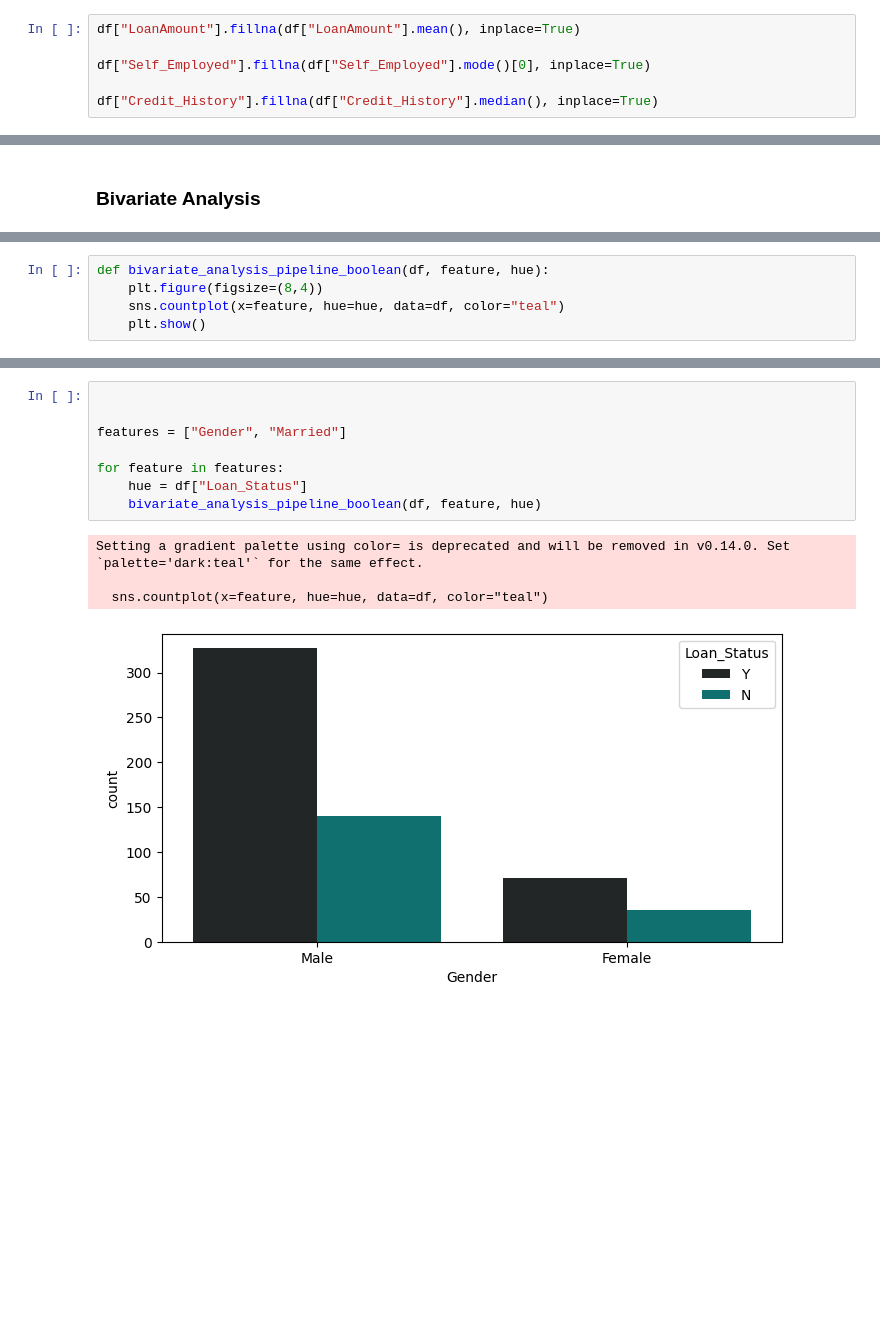
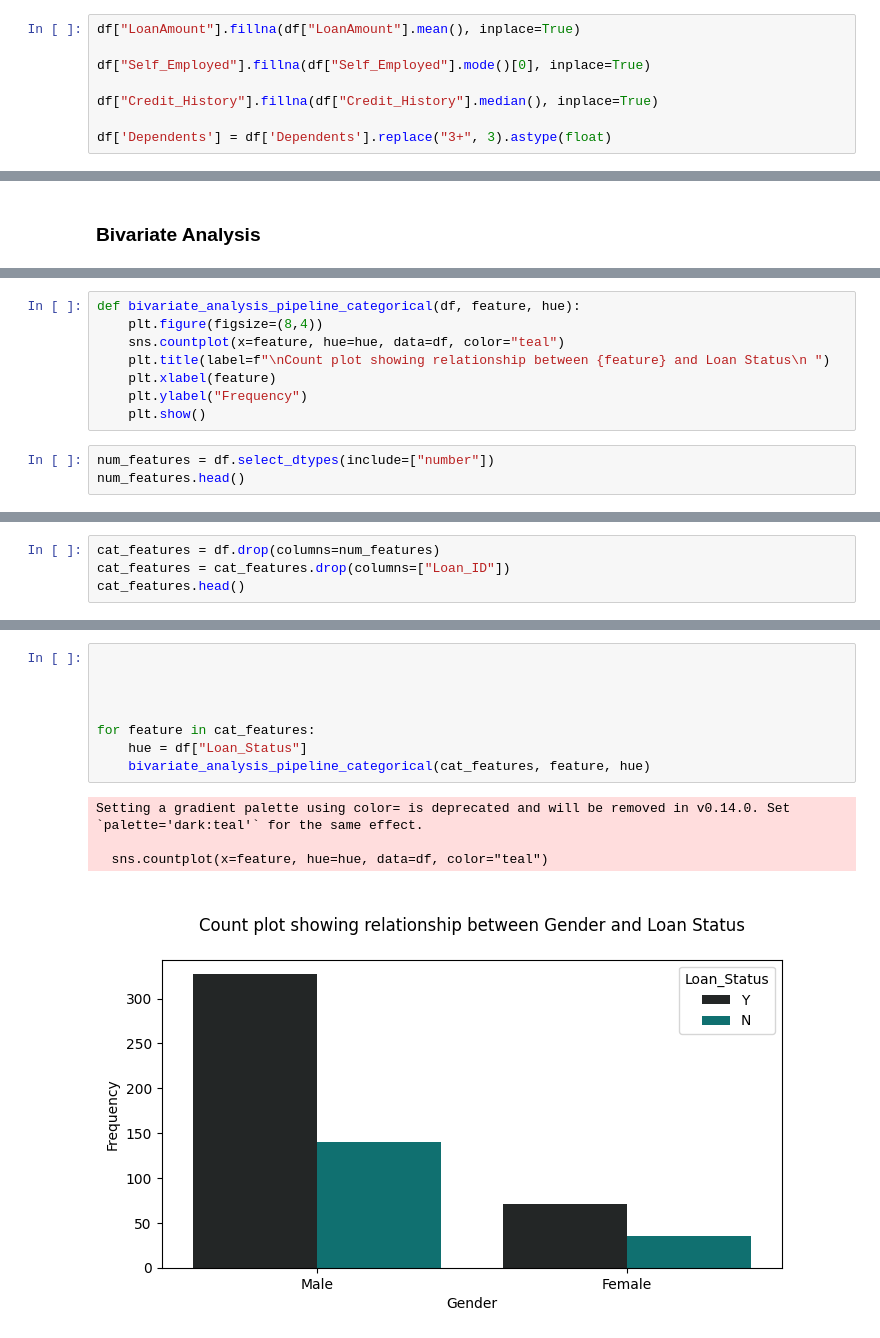
Before and after one commit to raji-ayyub/gen_ai_backend, a Jupyter notebook: task_25.ipynb, the cells around one changed output, grey strips where cells are left out. Saved outputs shown, nothing was run; the diff lists cells and outputs as text; blank space fills up the shorter version.

```diff
--- a/task_25.ipynb
+++ b/task_25.ipynb
@@ -112,6 +112,8 @@ df["LoanAmount"].fillna(df["LoanAmount"].mean(), inplace=True)
 df["Self_Employed"].fillna(df["Self_Employed"].mode()[0], inplace=True)
 
 df["Credit_History"].fillna(df["Credit_History"].median(), inplace=True)
+
+df['Dependents'] = df['Dependents'].replace("3+", 3).astype(float)
 # %% [output]
 The behavior will change in pandas 3.0. This inplace method will never work because the intermediate object on which we are setting values always behaves as a copy.
 
@@ -273,5 +281,11 @@ df.head(2)
 # %%
-def bivariate_analysis_pipeline_boolean(df, feature, hue):
+def bivariate_analysis_pipeline_categorical(df, feature, hue):
     plt.figure(figsize=(8,4))
     sns.countplot(x=feature, hue=hue, data=df, color="teal")
+    plt.title(label=f"\nCount plot showing relationship between {feature} and Loan Status\n ")
+    plt.xlabel(feature)
+    plt.ylabel("Frequency")
     plt.show()
+# %%
+num_features = df.select_dtypes(include=["number"])
+num_features.head()
@@ -277,0 +299,4 @@ def bivariate_analysis_pipeline_boolean(df, feature, hue):
+# %%
+cat_features = df.drop(columns=num_features)
+cat_features = cat_features.drop(columns=["Loan_ID"])
+cat_features.head()
@@ -278,16 +310,16 @@ def bivariate_analysis_pipeline_boolean(df, feature, hue):
 # %%
 
 
-features = ["Gender", "Married"]
 
-for feature in features:
+
+for feature in cat_features:
     hue = df["Loan_Status"]
-    bivariate_analysis_pipeline_boolean(df, feature, hue)
+    bivariate_analysis_pipeline_categorical(cat_features, feature, hue)
 # %% [output]
 Setting a gradient palette using color= is deprecated and will be removed in v0.14.0. Set `palette='dark:teal'` for the same effect.
 
   sns.countplot(x=feature, hue=hue, data=df, color="teal")
-[figure, old version]
+[figure, new version]
 Setting a gradient palette using color= is deprecated and will be removed in v0.14.0. Set `palette='dark:teal'` for the same effect.
 
   sns.countplot(x=feature, hue=hue, data=df, color="teal")
```
Also changed, not shown: parts of 18 cells of this notebook.
